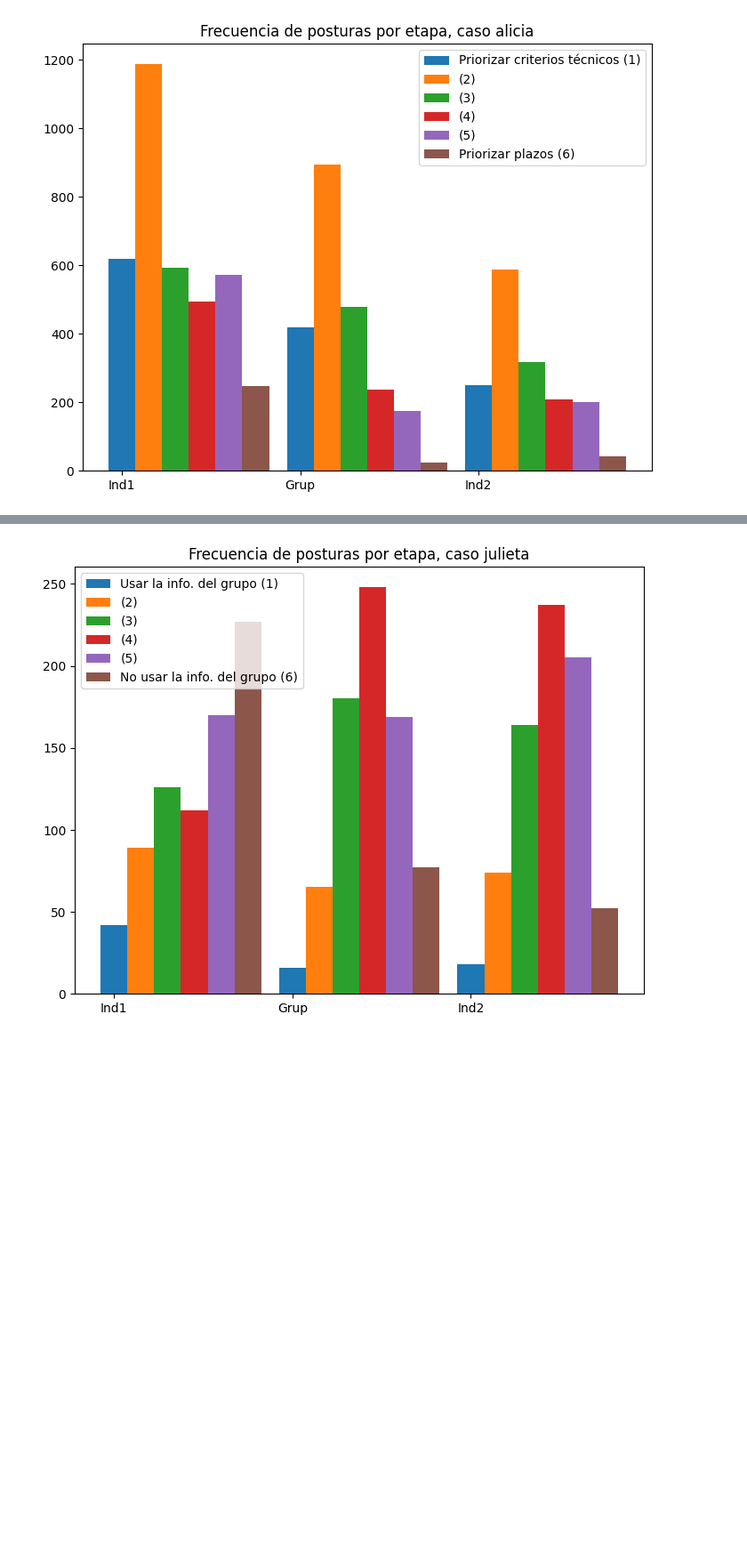
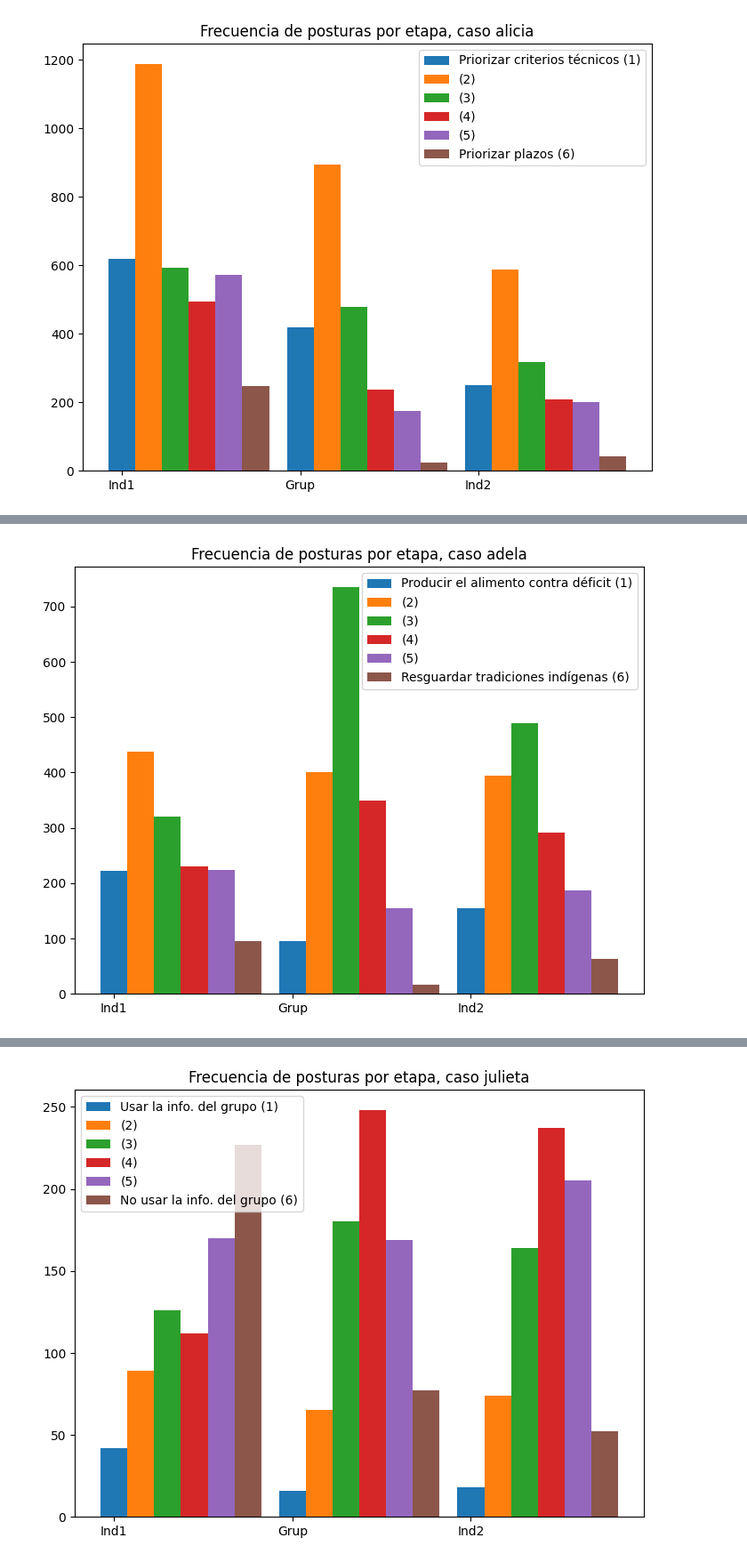
Before and after one commit to camilocarvajalreyes/ethicapp-nlp, a Jupyter notebook: basics.ipynb, the cells around one changed output, grey strips where cells are left out. Shown at 89% size. Cells and saved outputs as stored; diff of their text form; code cells hidden in the pictures; blank space fills up the shorter version.

```diff
--- a/basics.ipynb
+++ b/basics.ipynb
@@ -156,0 +168,5 @@ visualise_freqs(df_adela,'adela','Producir el alimento contra déficit','Resguar
+# %%
+# Producir el alimento contra déficit vitamínico
+visualise_freqs(df_adela[df_adela['opt_left'] == 'Producir el alimento contra déficit vitamínico'],'adela','Producir el alimento contra déficit','Resguardar tradiciones indígenas')
+# %% [output]
+[figure, added]
```
Also changed, not shown: parts of 11 cells of this notebook, 1 other file.
